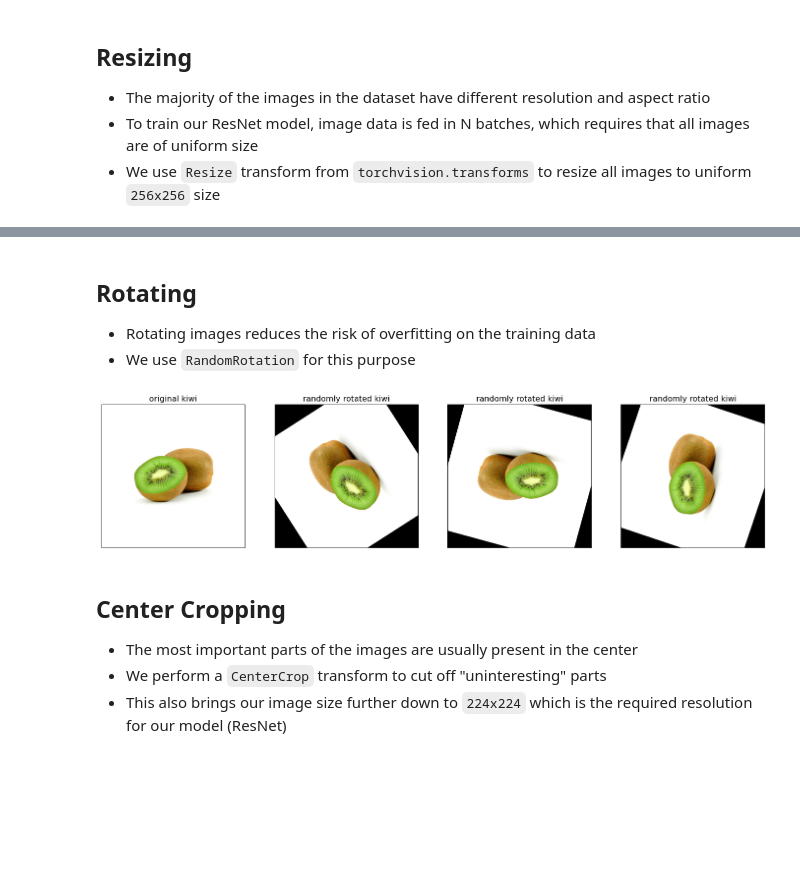
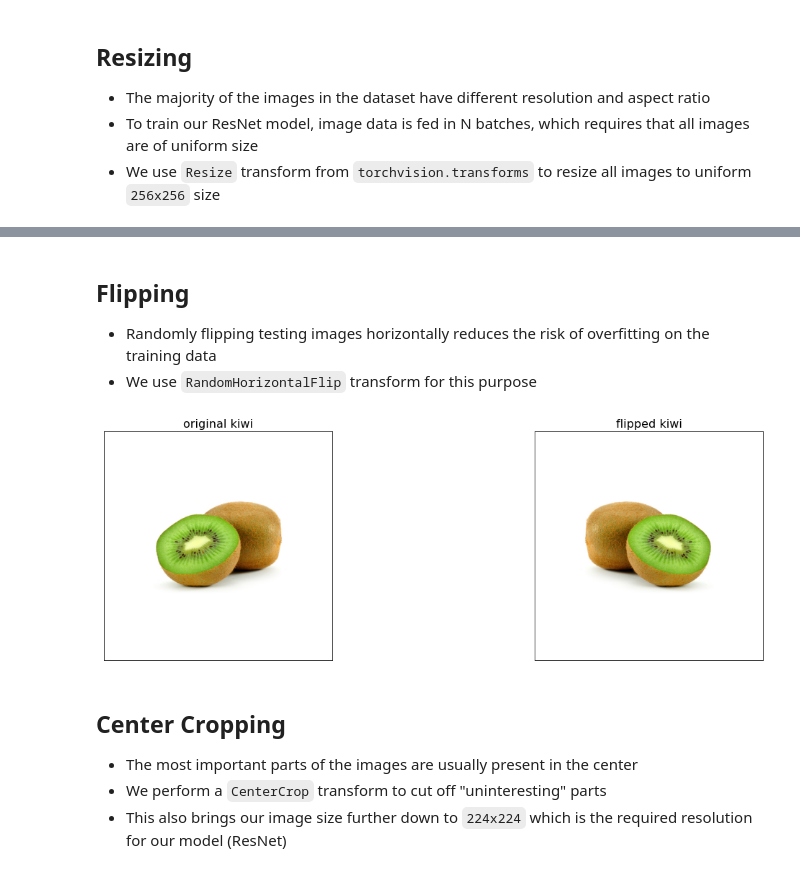
Before and after one commit to krebso/zelovoc, a Jupyter notebook: presentation.ipynb, the cells around one changed output, grey strips where cells are left out. Saved outputs shown, nothing was run; the diff lists cells and outputs as text; code cells hidden in the pictures; blank space fills up the shorter version.

Commit message:
slides: update data preprocessing

```diff
--- a/presentation.ipynb
+++ b/presentation.ipynb
@@ -241,13 +241,13 @@ plot(resized_imgs, img_titles=['original kiwi', 'resized 32x32 kiwi', 'resized 6
 # %% [markdown]
-## Rotating
-- Rotating images reduces the risk of overfitting on the training data
-- We use `RandomRotation` for this purpose
+## Flipping
+- Randomly flipping testing images horizontally reduces the risk of overfitting on the training data
+- We use `RandomHorizontalFlip` transform for this purpose
 # %%
-rotater = T.RandomRotation(degrees=(0, 180))
-rotated_imgs = [rotater(orig_img) for _ in range(3)]
-plot(rotated_imgs, img_titles=['original kiwi'] + ['randomly rotated kiwi']*3)
+flipx = T.RandomHorizontalFlip()
+rotated_imgs = [flipx(orig_img) for _ in range(1)]
+plot(rotated_imgs, img_titles=['original kiwi'] + ['flipped kiwi']*3)
 # %% [output]
-[figure, old version]
+[figure, new version]
 # %% [markdown]
 ## Center Cropping
 - The most important parts of the images are usually present in the center
```
Also changed, not shown: parts of 7 cells of this notebook, 1 other file.
